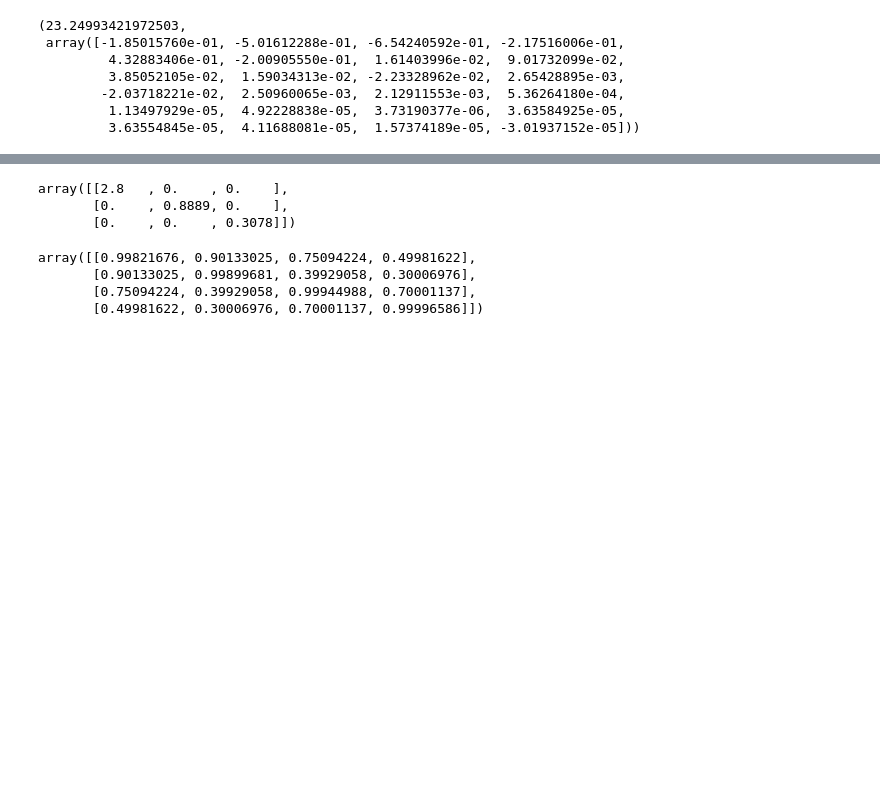
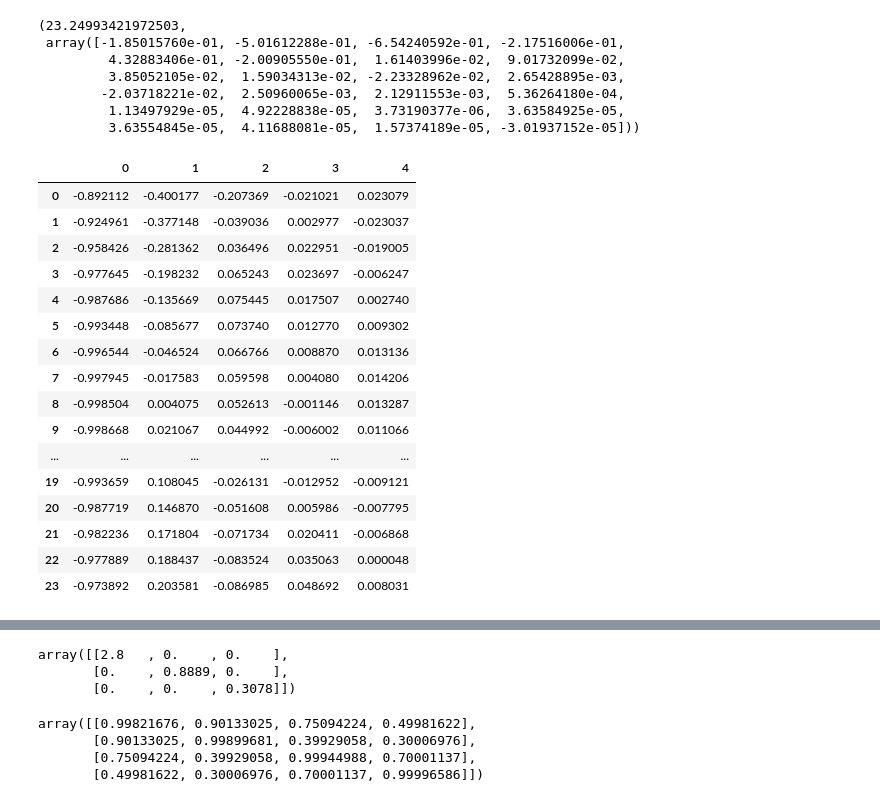
Before and after one commit to changjulian17/mqf_practice, a Jupyter notebook: QF609_Risk_Analysis/corr-matrix-rank-reduction.ipynb, the cells around one changed output, grey strips where cells are left out. Saved outputs shown, nothing was run; the diff lists cells and outputs as text; code cells hidden in the pictures; blank space fills up the shorter version.

```diff
--- a/QF609_Risk_Analysis/corr-matrix-rank-reduction.ipynb
+++ b/QF609_Risk_Analysis/corr-matrix-rank-reduction.ipynb
@@ -34,6 +34,26 @@ df_eigenvec = pd.DataFrame(egvec[:][:,0:m])     # E
 df_eigenval_sqrt = pd.DataFrame(np.sqrt(np.diag(egval[0:m])).tolist())  # sqrt(lambda)
 factor_loadings = pd.DataFrame(np.dot(df_eigenvec, df_eigenval_sqrt).tolist()) # H hat matrix
 norms = pd.DataFrame(np.dot(factor_loadings, factor_loadings.T).tolist()) # A matrix
+# %%
+factor_loadings
+# %% [output]
+|  | 0 | 1 | 2 | 3 | 4 |
+| 0 | -0.892112 | -0.400177 | -0.207369 | -0.021021 | 0.023079 |
+| 1 | -0.924961 | -0.377148 | -0.039036 | 0.002977 | -0.023037 |
+| 2 | -0.958426 | -0.281362 | 0.036496 | 0.022951 | -0.019005 |
+| 3 | -0.977645 | -0.198232 | 0.065243 | 0.023697 | -0.006247 |
+| 4 | -0.987686 | -0.135669 | 0.075445 | 0.017507 | 0.002740 |
+| 5 | -0.993448 | -0.085677 | 0.073740 | 0.012770 | 0.009302 |
+| 6 | -0.996544 | -0.046524 | 0.066766 | 0.008870 | 0.013136 |
+| 7 | -0.997945 | -0.017583 | 0.059598 | 0.004080 | 0.014206 |
+| 8 | -0.998504 | 0.004075 | 0.052613 | -0.001146 | 0.013287 |
+| 9 | -0.998668 | 0.021067 | 0.044992 | -0.006002 | 0.011066 |
+| ... | ... | ... | ... | ... | ... |
+| 19 | -0.993659 | 0.108045 | -0.026131 | -0.012952 | -0.009121 |
+| 20 | -0.987719 | 0.146870 | -0.051608 | 0.005986 | -0.007795 |
+| 21 | -0.982236 | 0.171804 | -0.071734 | 0.020411 | -0.006868 |
+| 22 | -0.977889 | 0.188437 | -0.083524 | 0.035063 | 0.000048 |
+| 23 | -0.973892 | 0.203581 | -0.086985 | 0.048692 | 0.008031 |
 # %%
 
 rescaling = np.diag(np.reciprocal(np.sqrt(np.diag(norms.to_numpy()))))  # C matrix for scaling
```
Also changed, not shown: parts of 11 cells of this notebook.
